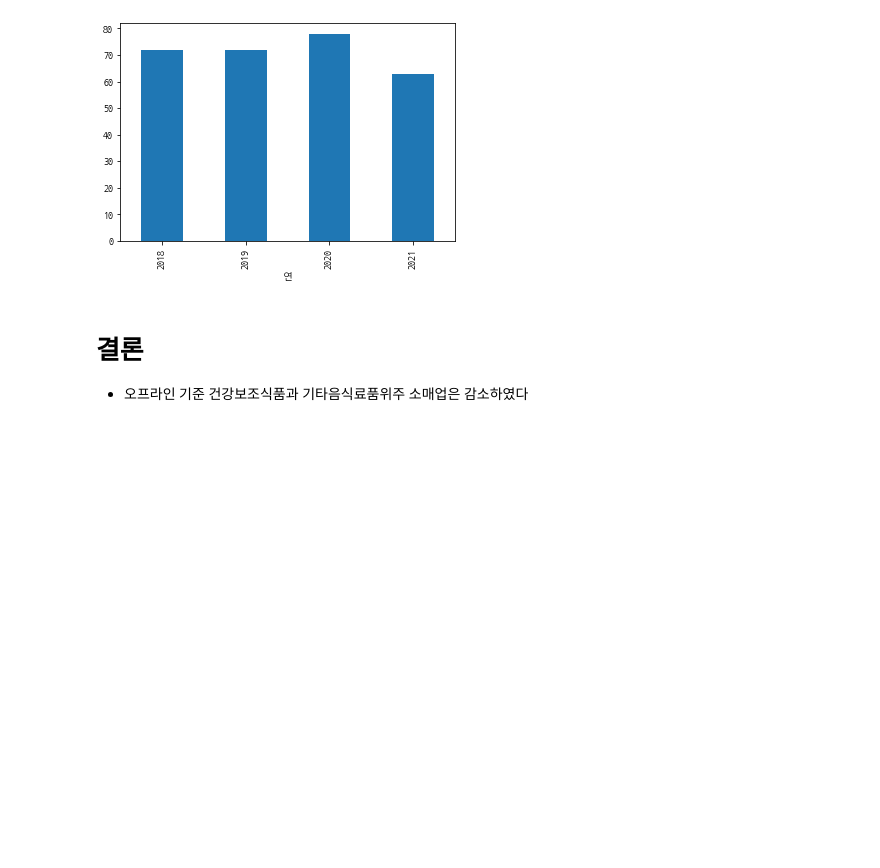
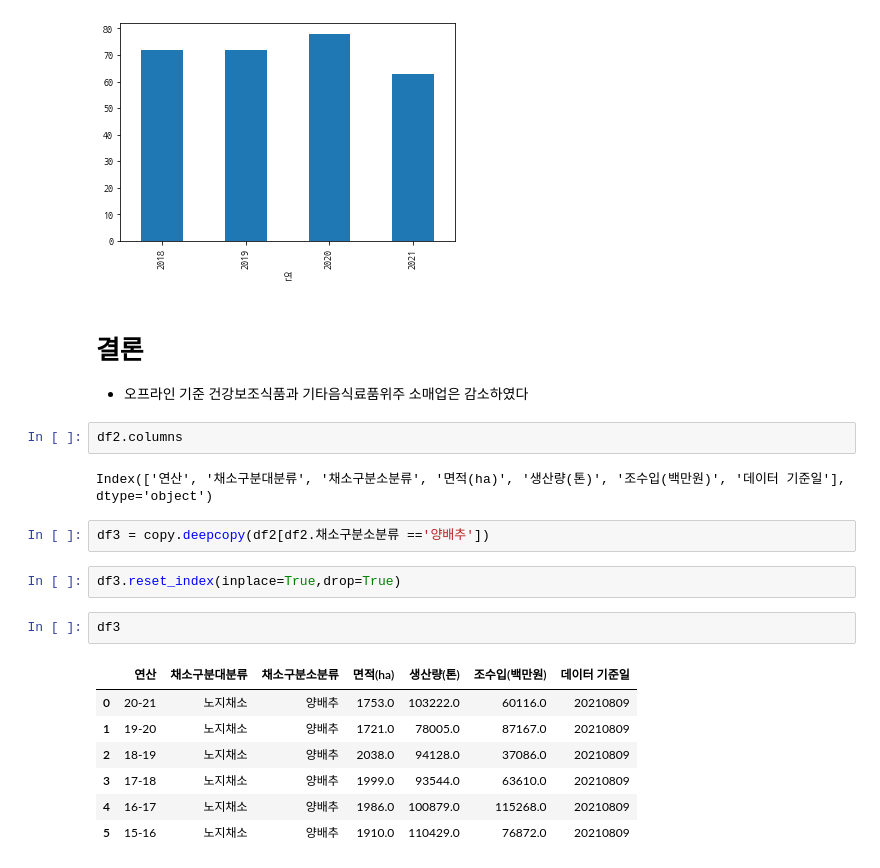
Before and after one commit to minwooking/Data_Crawling_And_Data_analysis, a Jupyter notebook: 홀푸드코리아/건강기능식품분석.ipynb, the cells around one changed output. Cells and saved outputs as stored; diff of their text form; blank space fills up the shorter version.

```diff
--- a/홀푸드코리아/건강기능식품분석.ipynb
+++ b/홀푸드코리아/건강기능식품분석.ipynb
@@ -97,3 +96,21 @@ df[df.업종명=='기타음식료품위주종합소매업'].groupby([df.연]).
 # %% [markdown]
 # 결론
 - 오프라인 기준 건강보조식품과 기타음식료품위주 소매업은 감소하였다
+# %%
+df2.columns
+# %% [output]
+Index(['연산', '채소구분대분류', '채소구분소분류', '면적(ha)', '생산량(톤)', '조수입(백만원)', '데이터 기준일'], dtype='object')
+# %%
+df3 = copy.deepcopy(df2[df2.채소구분소분류 =='양배추'])
+# %%
+df3.reset_index(inplace=True,drop=True)
+# %%
+df3
+# %% [output]
+|  | 연산 | 채소구분대분류 | 채소구분소분류 | 면적(ha) | 생산량(톤) | 조수입(백만원) | 데이터 기준일 |
+| 0 | 20-21 | 노지채소 | 양배추 | 1753.0 | 103222.0 | 60116.0 | 20210809 |
+| 1 | 19-20 | 노지채소 | 양배추 | 1721.0 | 78005.0 | 87167.0 | 20210809 |
+| 2 | 18-19 | 노지채소 | 양배추 | 2038.0 | 94128.0 | 37086.0 | 20210809 |
+| 3 | 17-18 | 노지채소 | 양배추 | 1999.0 | 93544.0 | 63610.0 | 20210809 |
+| 4 | 16-17 | 노지채소 | 양배추 | 1986.0 | 100879.0 | 115268.0 | 20210809 |
+| 5 | 15-16 | 노지채소 | 양배추 | 1910.0 | 110429.0 | 76872.0 | 20210809 |
```
Also changed, not shown: parts of 5 cells of this notebook.
